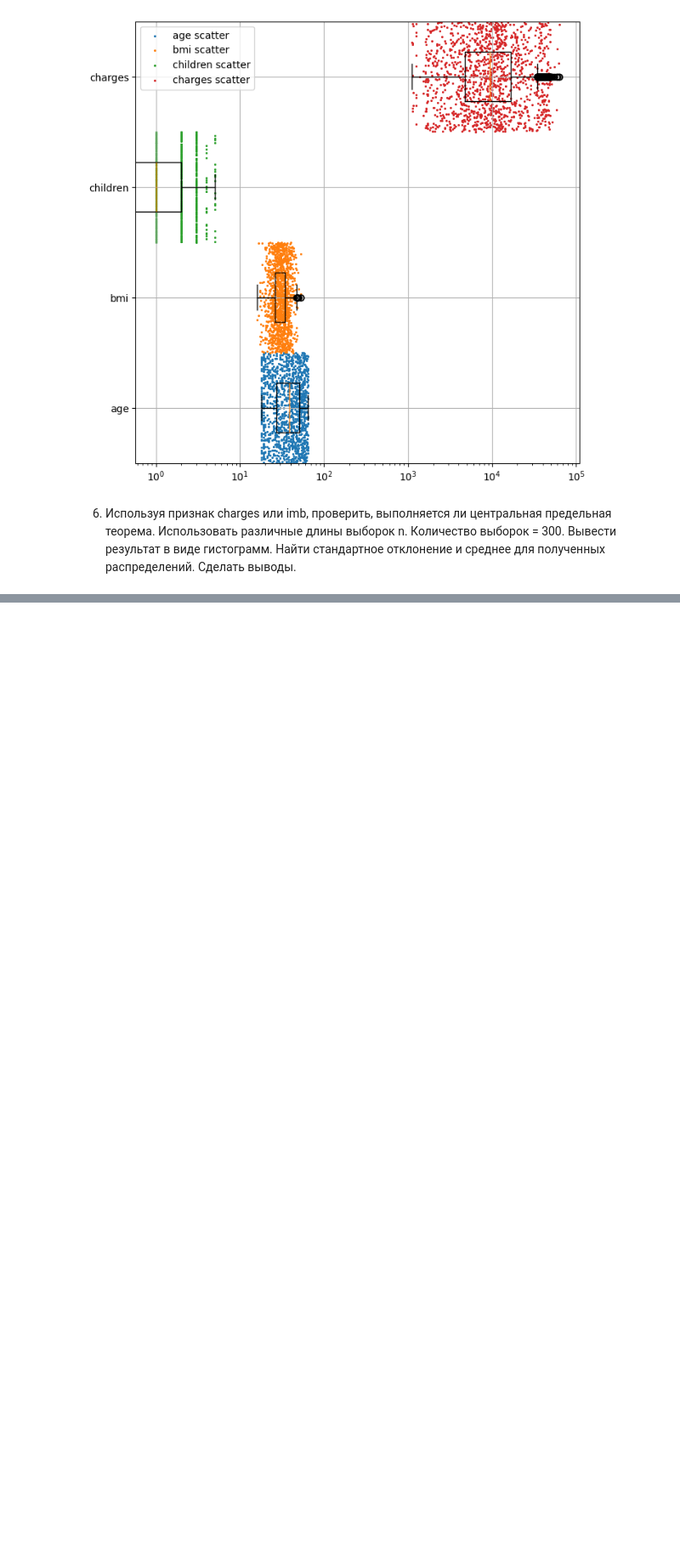
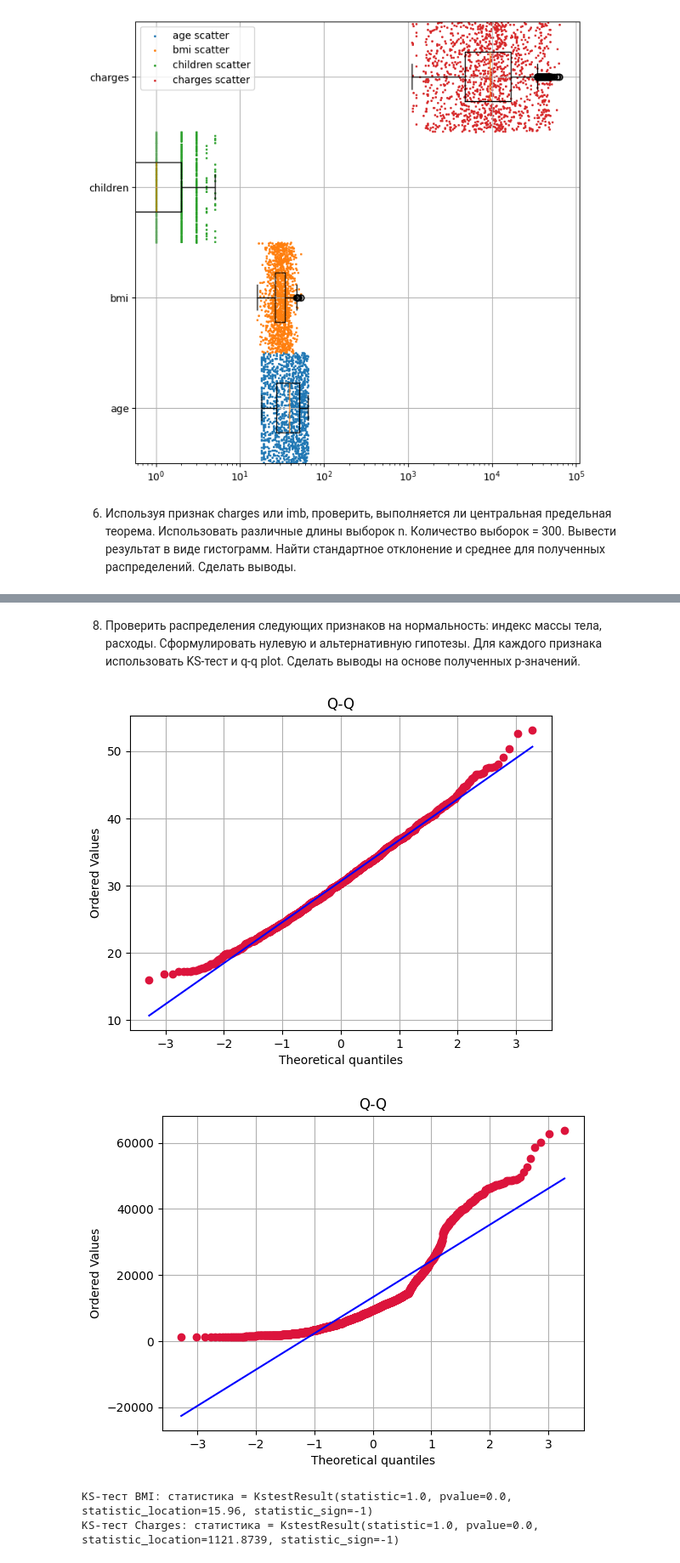
Before and after one commit to desolee7/TIABD, a Jupyter notebook: 3Praktika/3Praktika.ipynb, the cells around one changed output, grey strips where cells are left out. Shown at 85% size. Saved outputs shown, nothing was run; the diff lists cells and outputs as text; code cells hidden in the pictures; blank space fills up the shorter version.

```diff
--- a/3Praktika/3Praktika.ipynb
+++ b/3Praktika/3Praktika.ipynb
@@ -243,0 +293,35 @@ BMI
+# %% [markdown]
+8. Проверить распределения следующих признаков на нормальность: индекс массы  тела,  расходы. Сформулировать  нулевую  и альтернативную гипотезы. Для каждого признака использовать KS-тест и q-q plot. Сделать выводы на основе полученных p-значений.
+# %%
+import pandas as pd
+import scipy.stats as stats
+import matplotlib.pyplot as plt
+
+file_path = 'insurance.csv'
+data = pd.read_csv(file_path)
+
+bmi = data['bmi']
+charges = data['charges']
+
+def Q_Q (data):
+    res = stats.probplot(data, dist="norm", plot=plt)
+    plt.title('Q-Q')
+    plt.gca().get_lines()[0].set_color('crimson')
+    plt.gca().get_lines()[1].set_color('blue')
+    plt.grid(True)
+    plt.show()
+
+Q_Q(bmi)
+Q_Q(charges)
+
+
+ks_stat_bmi = stats.kstest(bmi, 'norm')
+print(f'KS-тест BMI: статистика = {ks_stat_bmi}')
+
+ks_stat_charges = stats.kstest(charges, 'norm')
+print(f'KS-тест Charges: статистика = {ks_stat_charges}')
+# %% [output]
+[figure, added]
+[figure, added]
+KS-тест BMI: статистика = KstestResult(statistic=1.0, pvalue=0.0, statistic_location=15.96, statistic_sign=-1)
+KS-тест Charges: статистика = KstestResult(statistic=1.0, pvalue=0.0, statistic_location=1121.8739, statistic_sign=-1)
```
Also changed, not shown: parts of 10 cells of this notebook, 1 other file.
